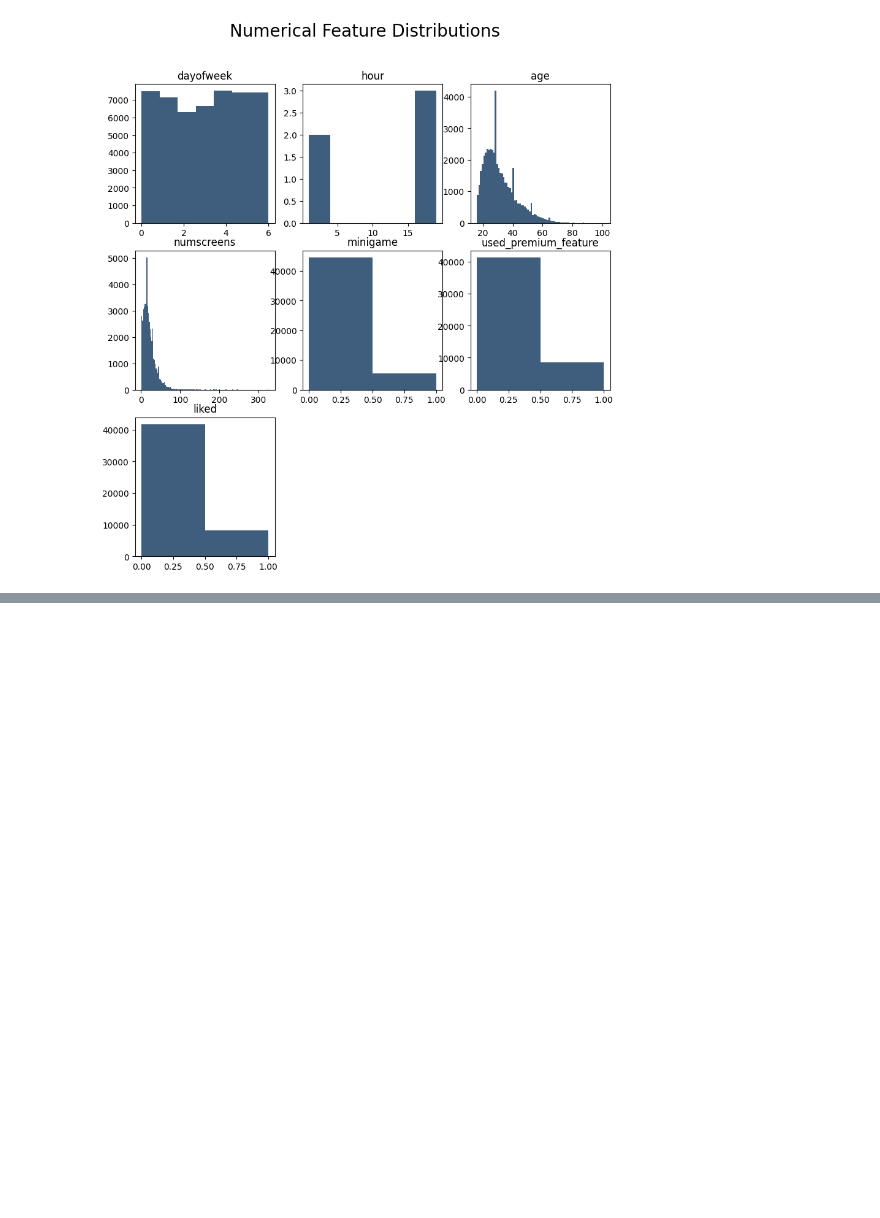
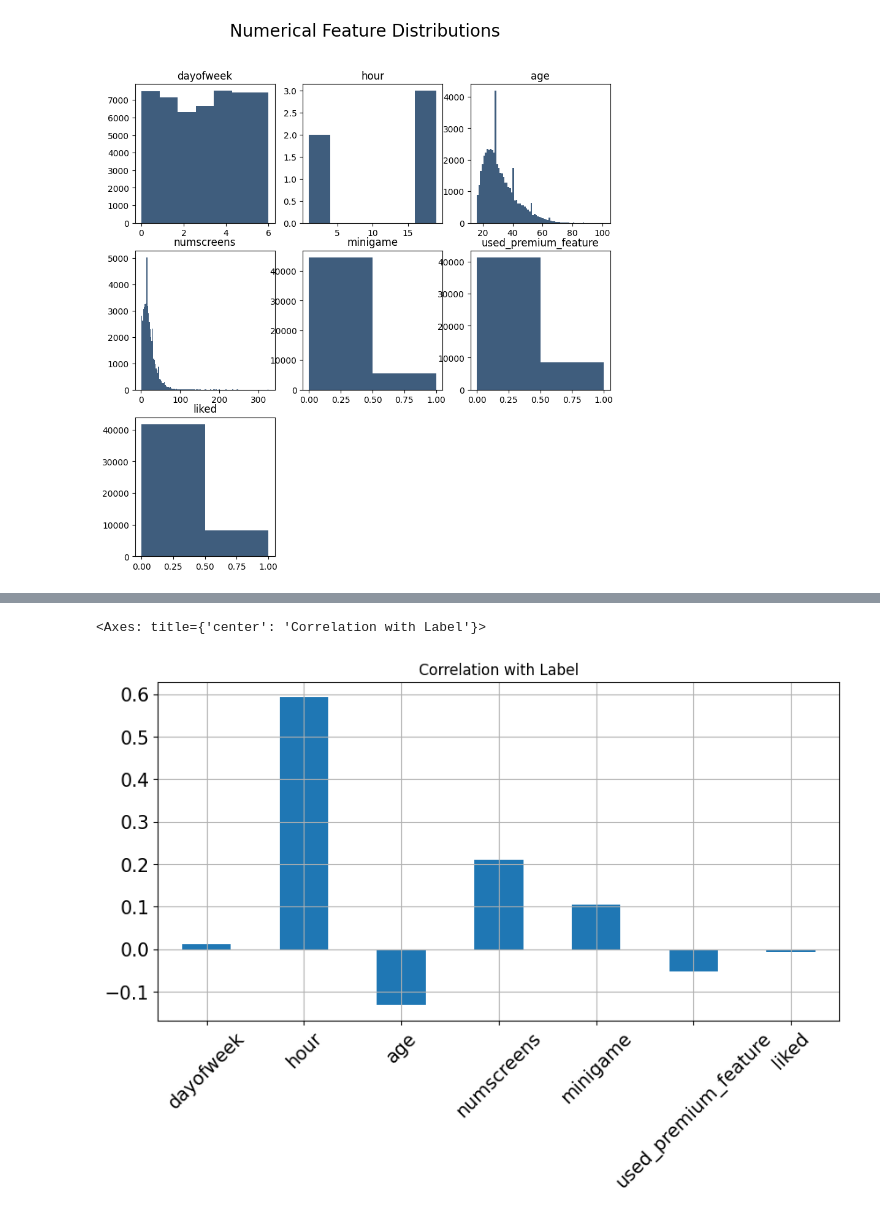
Before and after one commit to xuwenyihust/Machine-Learning, a Jupyter notebook: app-behaviors-analysis/app-behaviors-analysis.ipynb, the cells around one changed output, grey strips where cells are left out. Saved outputs shown, nothing was run; the diff lists cells and outputs as text; code cells hidden in the pictures; blank space fills up the shorter version.

```diff
--- a/app-behaviors-analysis/app-behaviors-analysis.ipynb
+++ b/app-behaviors-analysis/app-behaviors-analysis.ipynb
@@ -127,0 +152,9 @@ for i in range(0, app_data_df2.shape[1]):
+# %%
+app_data_df2.corrwith(app_data_df.enrolled).plot.bar(figsize=(10, 5),
+                                                     title="Correlation with Label",
+                                                     fontsize=15,
+                                                     rot=45,
+                                                     grid=True)
+# %% [output]
+<Axes: title={'center': 'Correlation with Label'}>
+[figure, added]
```
Also changed, not shown: parts of 20 cells of this notebook.
